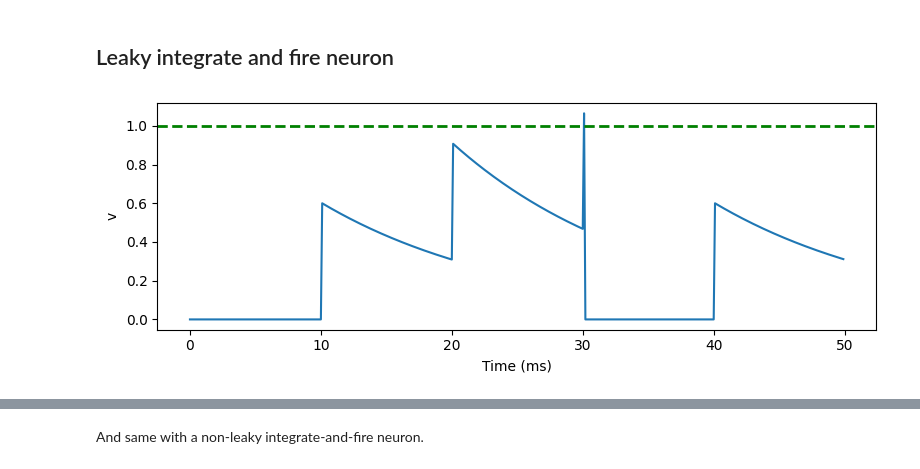
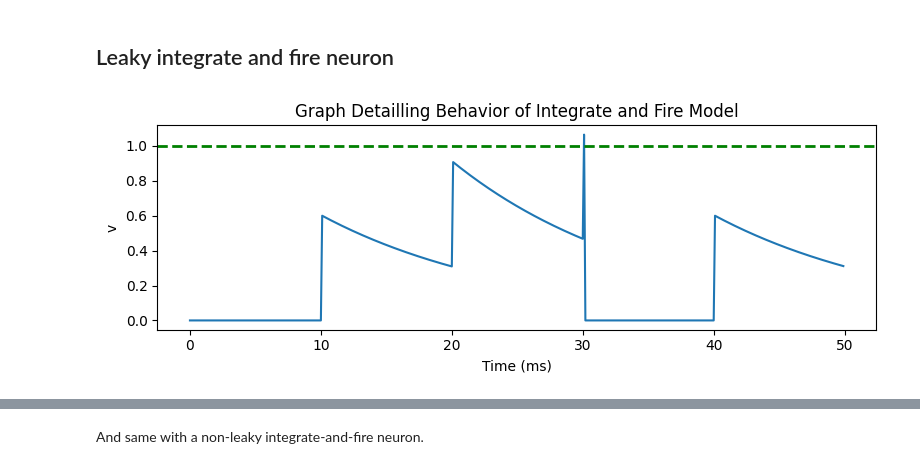
Before and after one commit to neuro4ml/neuro4ml.github.io, a Jupyter notebook: Week_1/5. w1-models.ipynb, the cells around one changed output, grey strips where cells are left out. Drawn from its saved outputs; the diff is of its cells as text; code cells hidden in the pictures.

```diff
--- a/Week_1/5. w1-models.ipynb
+++ b/Week_1/5. w1-models.ipynb
@@ -131,29 +133,30 @@ tight_layout()
 # %%
 #| label: LIF-fig-label
 
 start_scope()
 
 duration = 50*ms
 
 eqs = '''
 dv/dt = -v/(15*ms) : 1
 '''
 G_out = NeuronGroup(1, eqs, threshold='v>1', reset='v=0', method='euler')
 nspikes_in = 100
 timesep_in = 10*ms
 G_in = SpikeGeneratorGroup(1, [0]*nspikes_in, (1+arange(nspikes_in))*timesep_in)
 S = Synapses(G_in, G_out, on_pre='v += 0.6')
 S.connect(p=1)
 M = StateMonitor(G_out, 'v', record=True)
 run(duration)
 figure(figsize=(8, 3))
 plot(M.t/ms, M.v[0])
+title("Graph Detailling Behavior of Integrate and Fire Model")
 xlabel('Time (ms)')
 ylabel('v')
 axhline(1, ls='--', c='g', lw=2)
 tight_layout()
 # %% [output]
-[figure, old version]
+[figure, new version]
 # %% [markdown]
 ## Reliable spike timing
 
```
Also changed, not shown: parts of 6 cells of this notebook, 11 other files.
